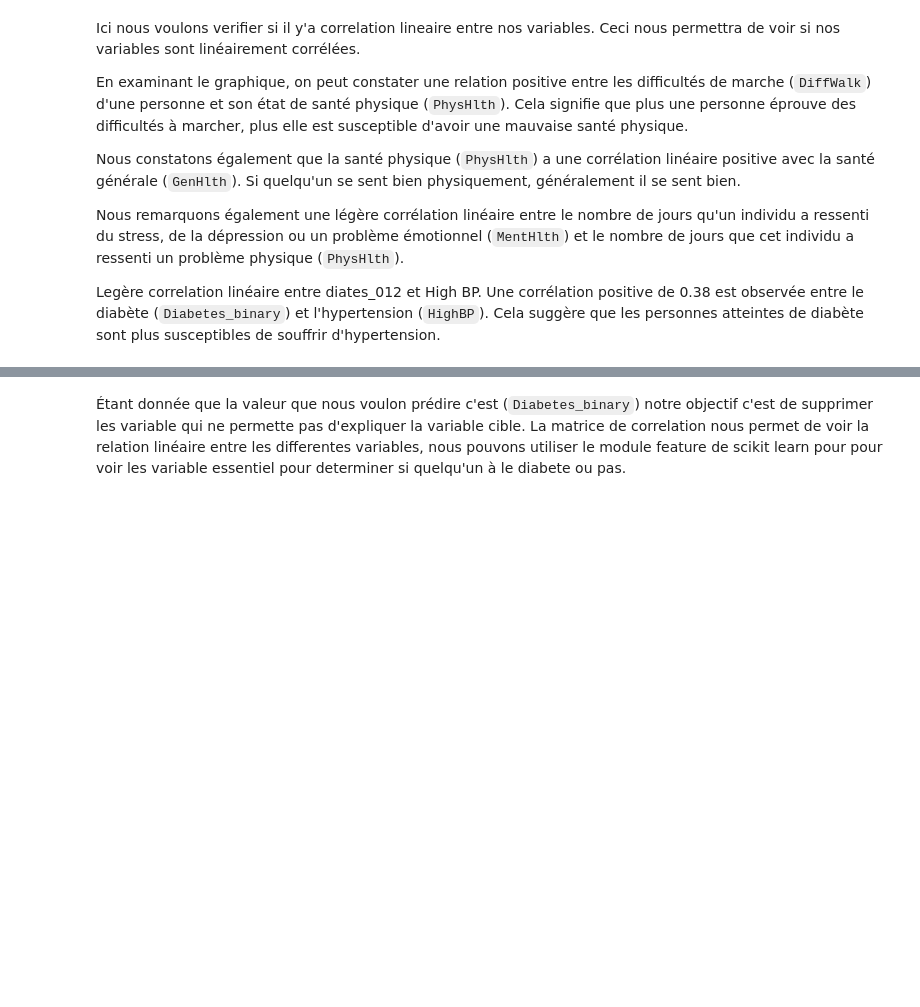
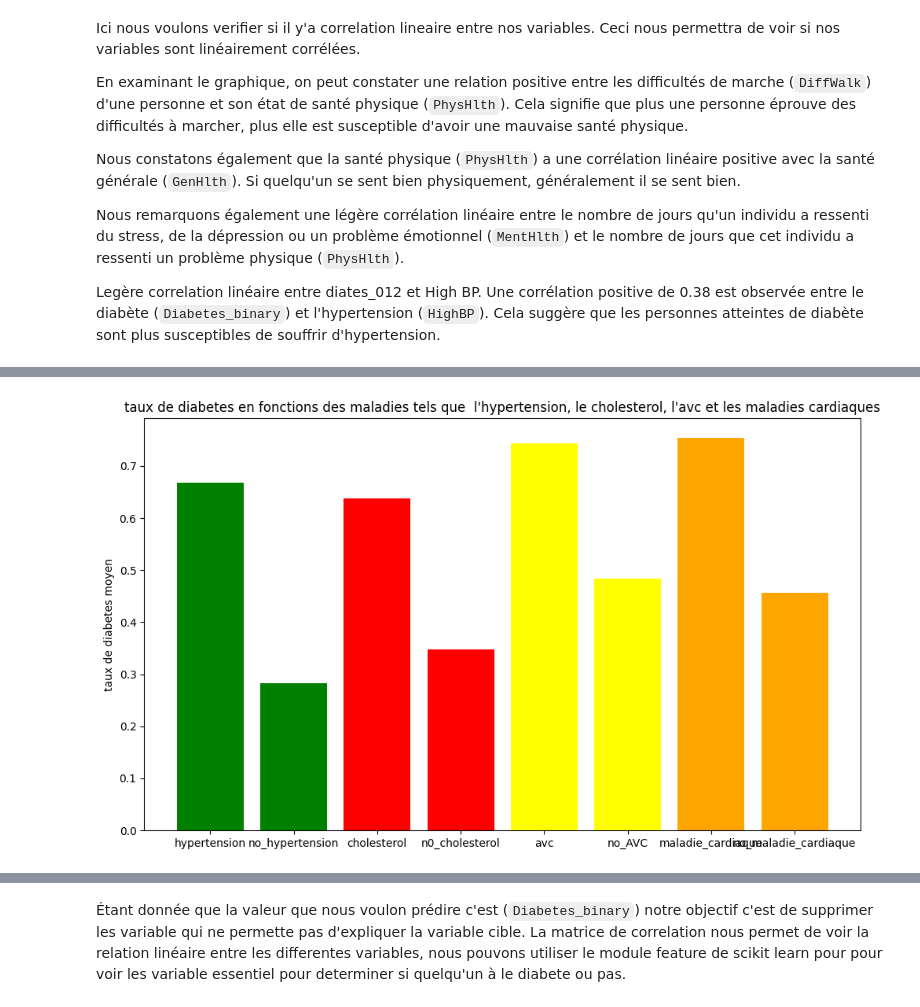
Before and after one commit to BryanGabrielAtangana/UQO_data_science_project_2024_aut, a Jupyter notebook: uqo_ds_project_2024.ipynb, the cells around one changed output, grey strips where cells are left out. Saved outputs shown, nothing was run; the diff lists cells and outputs as text; code cells hidden in the pictures; blank space fills up the shorter version.

```diff
--- a/uqo_ds_project_2024.ipynb
+++ b/uqo_ds_project_2024.ipynb
@@ -146,0 +194,33 @@ Legère correlation linéaire entre diates_012 et High BP. Une corrélation posi
+# %%
+hypertension = dataframe[dataframe['HighBP'] == 1]['Diabetes_binary'].mean()
+no_hypertension = dataframe[dataframe['HighBP'] == 0]['Diabetes_binary'].mean()
+
+cholesterol = dataframe[dataframe['HighChol'] == 1]['Diabetes_binary'].mean()
+n0_cholesterol = dataframe[dataframe['HighChol'] == 0]['Diabetes_binary'].mean()
+
+avc = dataframe[dataframe['Stroke'] == 1]['Diabetes_binary'].mean()
+no_AVC = dataframe[dataframe['Stroke'] == 0]['Diabetes_binary'].mean()
+
+maladie_cardiaque = dataframe[dataframe['HeartDiseaseorAttack'] == 1]['Diabetes_binary'].mean()
+no_maladie_cardiaque = dataframe[dataframe['HeartDiseaseorAttack'] == 0]['Diabetes_binary'].mean()
+
+element = [ 'hypertension', 'no_hypertension',
+            'cholesterol', 'n0_cholesterol',
+            'avc', 'no_AVC',
+            'maladie_cardiaque' , 'no_maladie_cardiaque'
+]
+valeur = [
+   hypertension, no_hypertension,
+   cholesterol, n0_cholesterol,
+   avc, no_AVC,
+   maladie_cardiaque , no_maladie_cardiaque
+]
+
+plt.figure(figsize=(10, 6))
+plt.bar(element, valeur, color= ['green', 'green', 'red','red','yellow','yellow','orange', 'orange'])
+plt.title("taux de diabetes en fonctions des maladies tels que  l'hypertension, le cholesterol, l'avc et les maladies cardiaques")
+plt.ylabel("taux de diabetes moyen")
+plt.tight_layout()
+plt.show()
+# %% [output]
+[figure, added]
```
Also changed, not shown: parts of 9 cells of this notebook.
